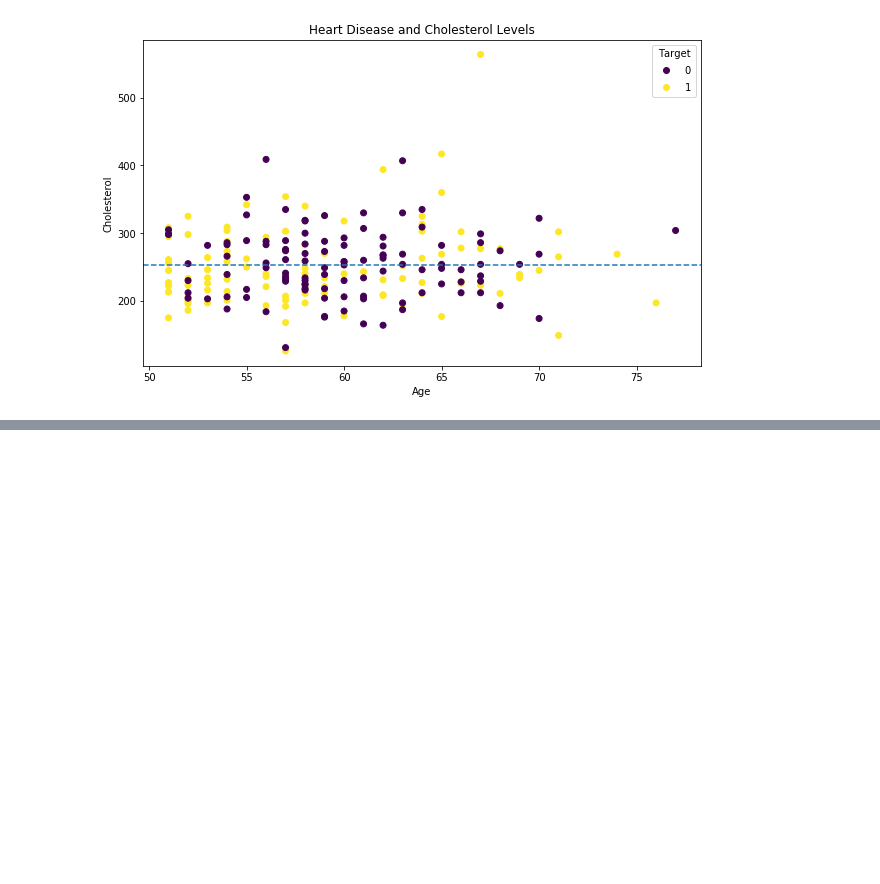
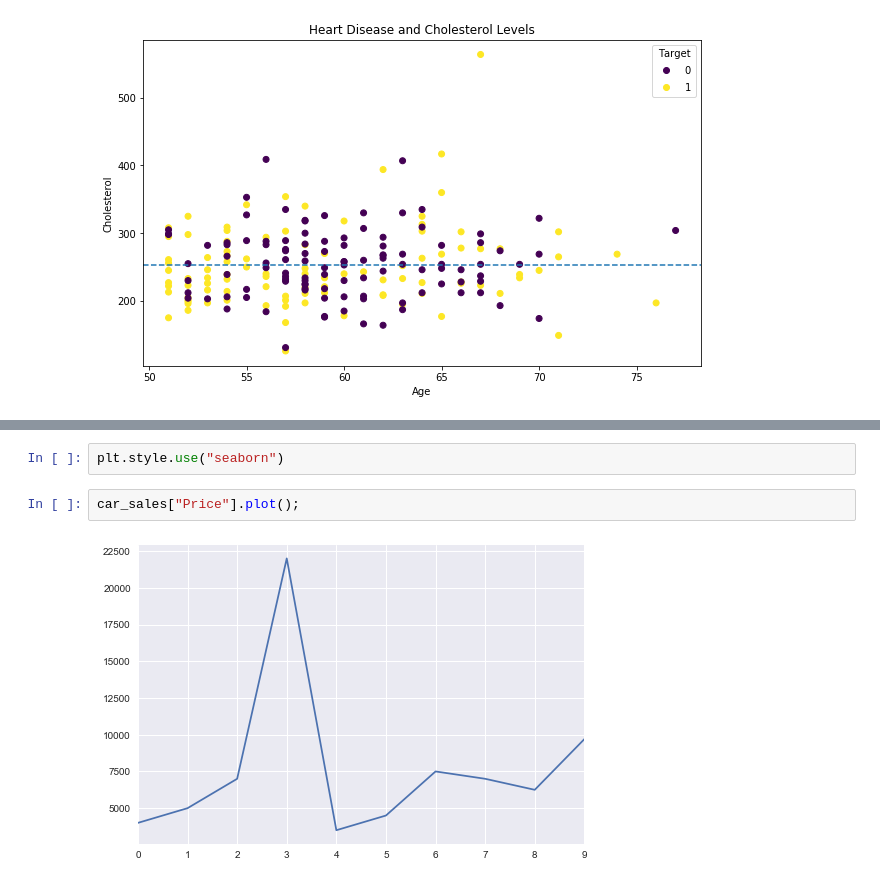
Before and after one commit to Sirivasv/ZTM_ML, a Jupyter notebook: introduction-to-matplotlib.ipynb, the cells around one changed output, grey strips where cells are left out. Cells and saved outputs as stored; diff of their text form; blank space fills up the shorter version.

```diff
--- a/introduction-to-matplotlib.ipynb
+++ b/introduction-to-matplotlib.ipynb
@@ -443,0 +534,6 @@ ax.axhline(over_50["chol"].mean(),
+# %%
+plt.style.use("seaborn")
+# %%
+car_sales["Price"].plot();
+# %% [output]
+[figure, added]
```
Also changed, not shown: parts of 27 cells of this notebook, 5 other files.
